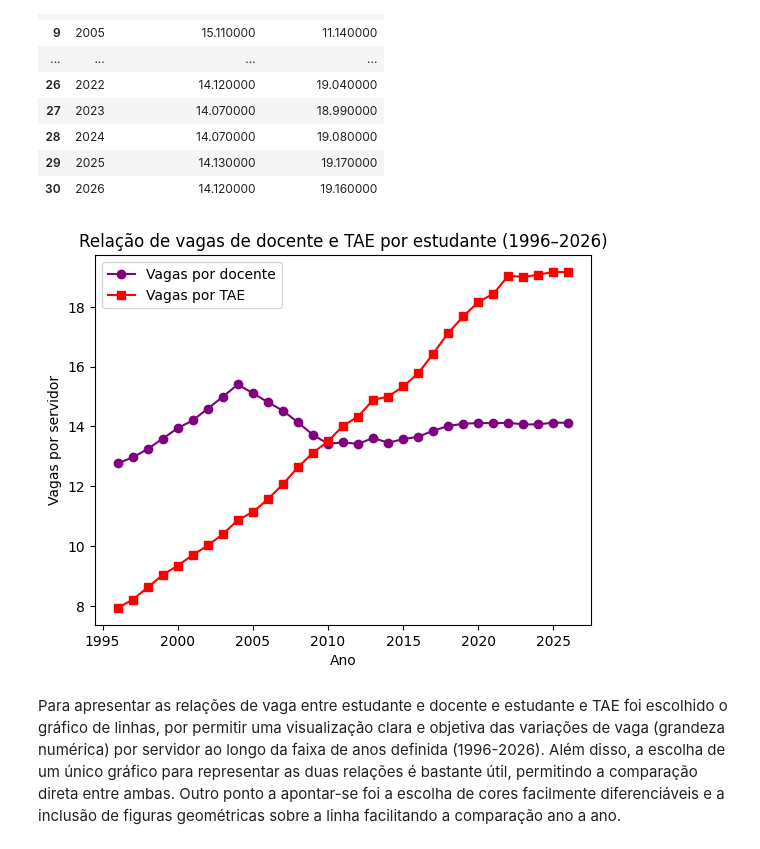
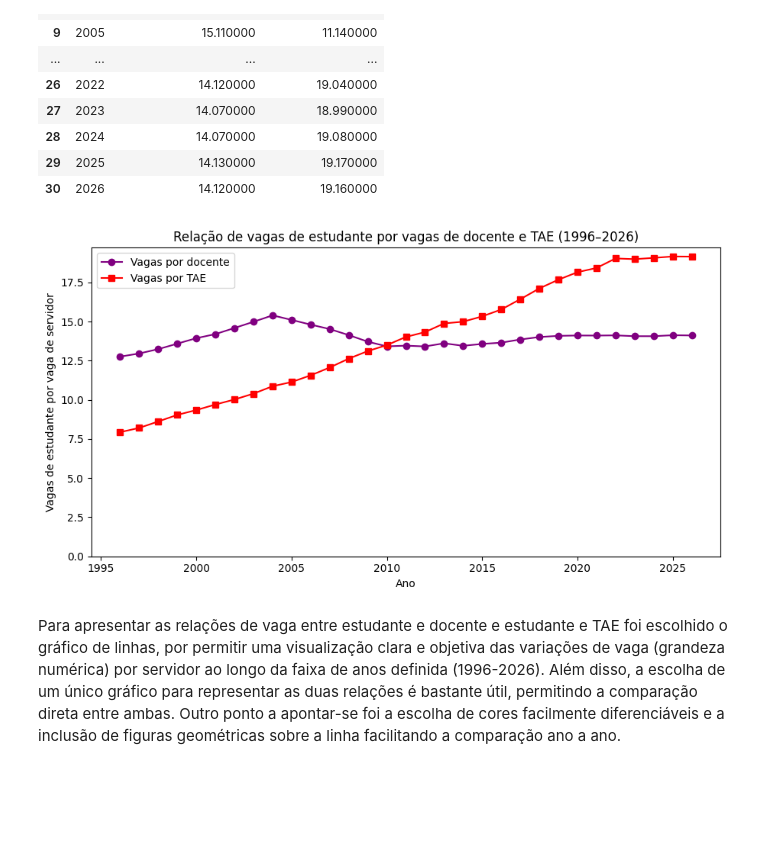
Before and after one commit to Tiago19M/ifes-visualizacao-dados, a Jupyter notebook: visu_dados_ifes.ipynb, the cells around one changed output. Drawn from its saved outputs; the diff is of its cells as text; code cells hidden in the pictures; blank space fills up the shorter version.

```diff
--- a/visu_dados_ifes.ipynb
+++ b/visu_dados_ifes.ipynb
@@ -164,16 +233,22 @@ Relação de vagas de estudante por vaga de docente/TAE
 | 29 | 2025 | 14.130000 | 19.170000 |
 | 30 | 2026 | 14.120000 | 19.160000 |
 # %%
+plt.figure(figsize=(9, 5))
+
 plt.plot(df_pandas["ano"], df_pandas["estudante_por_docente"], marker="o", label="Vagas por docente", color="purple")
 plt.plot(df_pandas["ano"], df_pandas["estudante_por_tae"], marker="s", label="Vagas por TAE", color="red")
 
-plt.title("Relação de vagas de docente e TAE por estudante (1996–2026)")
+plt.title("Relação de vagas de estudante por vagas de docente e TAE (1996–2026)")
 plt.xlabel("Ano")
-plt.ylabel("Vagas por servidor")
+plt.ylabel("Vagas de estudante por vaga de servidor")
 plt.legend()
+plt.tight_layout()
+plt.gca().set_ylim(bottom=0)
+plt.savefig(CAMINHO_BASE / "gráficos/grafico_2.3.png", dpi=300, bbox_inches="tight")
+
 plt.show()
 # %% [output]
-[figure, old version]
+[figure, new version]
 # %% [markdown]
 Para apresentar as relações de vaga entre estudante e docente e estudante e TAE foi escolhido o gráfico de linhas, por permitir uma visualização clara e objetiva das variações de vaga (grandeza numérica) por servidor ao longo da faixa de anos definida (1996-2026). Além disso, a escolha de um único gráfico para representar as duas relações é bastante útil, permitindo a comparação direta entre ambas. Outro ponto a apontar-se foi a escolha de cores facilmente diferenciáveis e a inclusão de figuras geométricas sobre a linha facilitando a comparação ano a ano.
 # %% [markdown]
```
Also changed, not shown: parts of 35 cells of this notebook, 2 other files.
